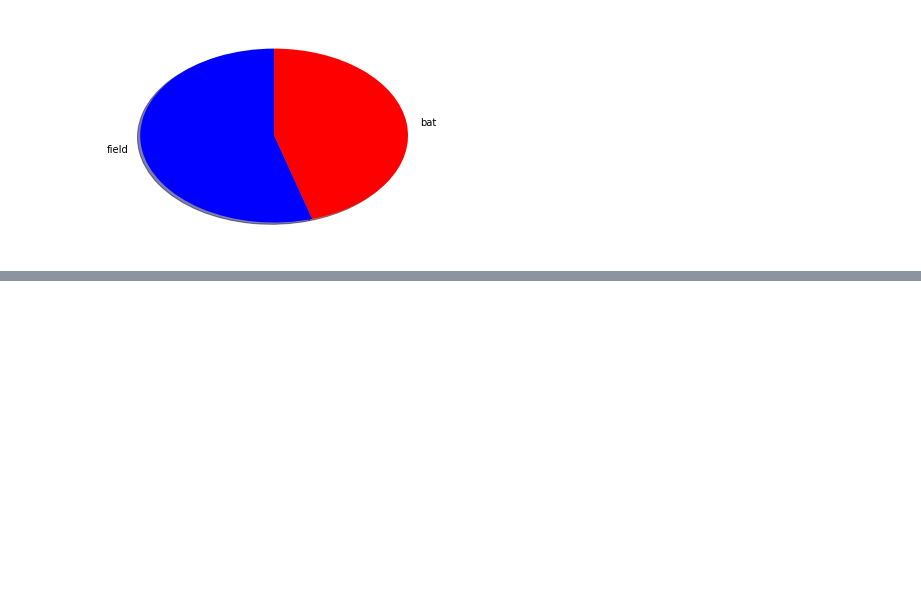
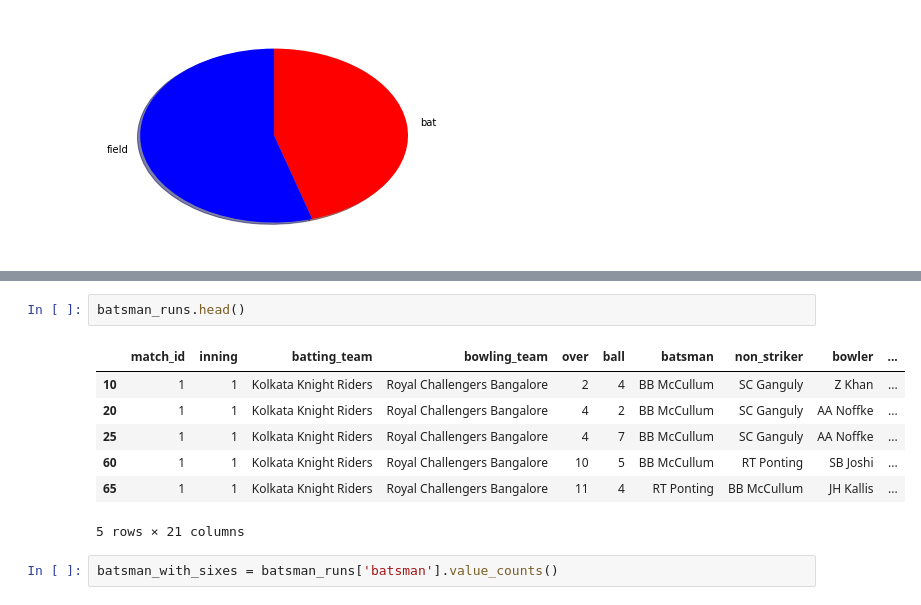
Before and after one commit to ravi4all/MachineLearning_JuneRegular, a Jupyter notebook: Code/DataAnalysis.ipynb, the cells around one changed output, grey strips where cells are left out. Cells and saved outputs as stored; diff of their text form; blank space fills up the shorter version.

```diff
--- a/Code/DataAnalysis.ipynb
+++ b/Code/DataAnalysis.ipynb
@@ -184,0 +213,12 @@ plt.show()
+# %%
+batsman_runs.head()
+# %% [output]
+|  | match_id | inning | batting_team | bowling_team | over | ball | batsman | non_striker | bowler | ... |
+| 10 | 1 | 1 | Kolkata Knight Riders | Royal Challengers Bangalore | 2 | 4 | BB McCullum | SC Ganguly | Z Khan | ... |
+| 20 | 1 | 1 | Kolkata Knight Riders | Royal Challengers Bangalore | 4 | 2 | BB McCullum | SC Ganguly | AA Noffke | ... |
+| 25 | 1 | 1 | Kolkata Knight Riders | Royal Challengers Bangalore | 4 | 7 | BB McCullum | SC Ganguly | AA Noffke | ... |
+| 60 | 1 | 1 | Kolkata Knight Riders | Royal Challengers Bangalore | 10 | 5 | BB McCullum | RT Ponting | SB Joshi | ... |
+| 65 | 1 | 1 | Kolkata Knight Riders | Royal Challengers Bangalore | 11 | 4 | RT Ponting | BB McCullum | JH Kallis | ... |
+5 rows × 21 columns
+# %%
+batsman_with_sixes = batsman_runs['batsman'].value_counts()
```
Also changed, not shown: parts of 10 cells of this notebook, 3 other files.
